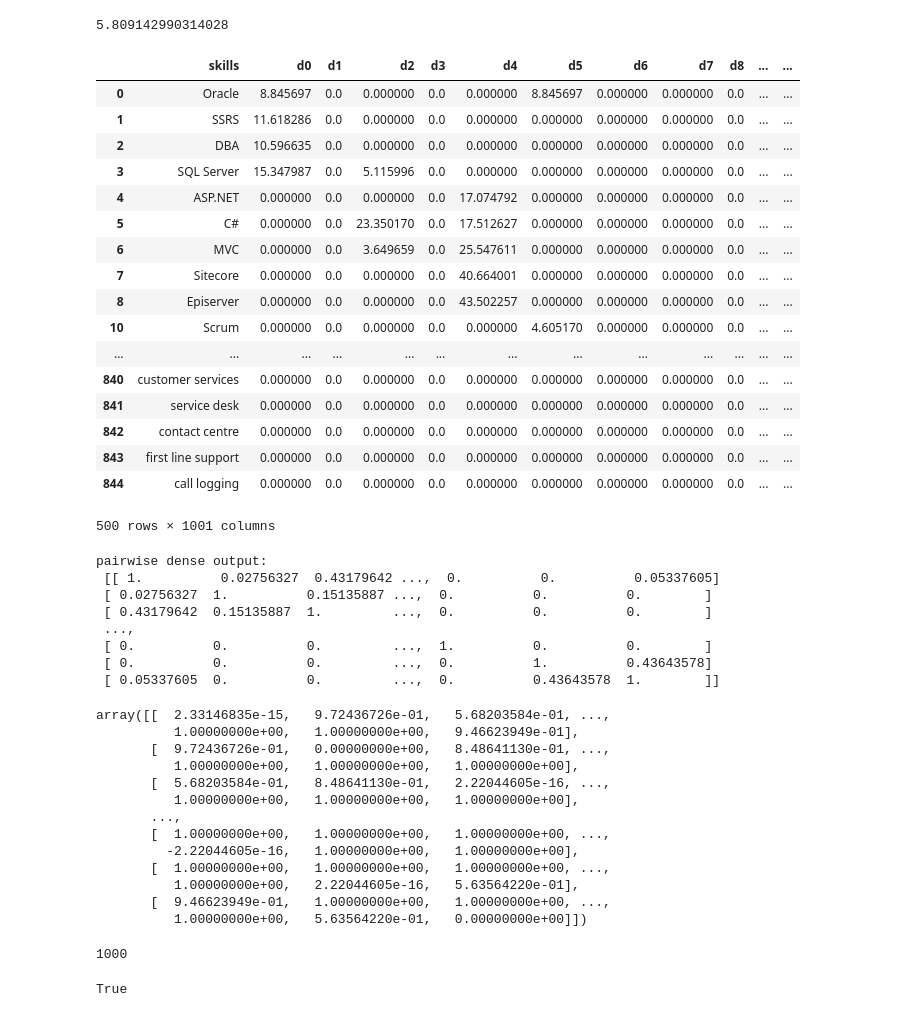
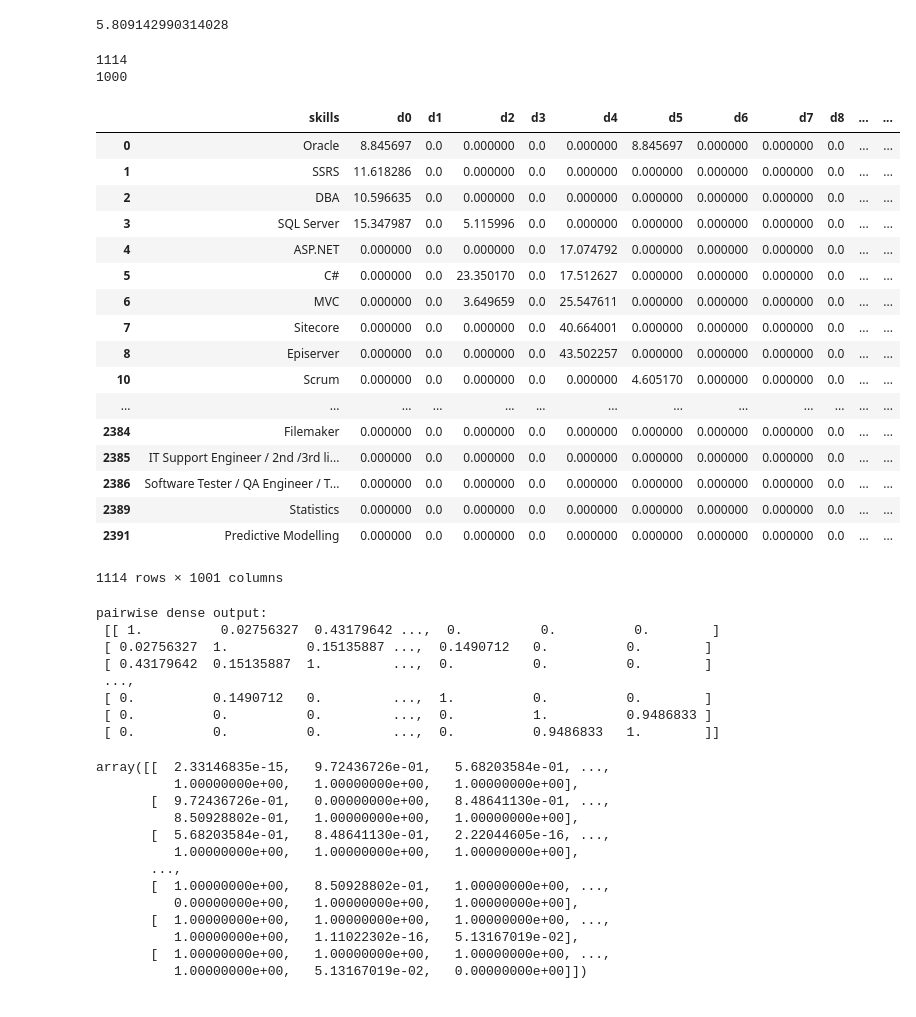
Before and after one commit to duyet/related-skills, a Jupyter notebook: related-skills.ipynb, the cells around one changed output. Cells and saved outputs as stored; diff of their text form; code cells hidden in the pictures.

```diff
--- a/related-skills.ipynb
+++ b/related-skills.ipynb
@@ -59,36 +63,44 @@ for skill in all_skills:
 idf_values.get('SSRS')
 # %% [output]
 5.809142990314028
+# %%
+print len(td_matrix)
+print len(data)
+# %% [output]
+1114
+1000
 # %%
-# Split for fast
-td_matrix = td_matrix.head(500)
-data = data
+# td_matrix = td_matrix
+# data = data
 
 def calc_td_matrix(i, row):
     for ix, tdrow in td_matrix.iterrows():
         doc = 'd' + str(i)
         td_matrix.loc[ix, doc] = idf_values.get(tdrow['skills'] ,0) * term_frequency(tdrow['skills'], row['job_description'])
 
 for i, row in data.iterrows():
     calc_td_matrix(i, row)
 
+# Export
+td_matrix.to_csv('tmp/td_matrix.csv', index=False, encoding='utf-8')
+
 td_matrix
 # %% [output]
 |  | skills | d0 | d1 | d2 | d3 | d4 | d5 | d6 | d7 | d8 | ... | ... |
 | 0 | Oracle | 8.845697 | 0.0 | 0.000000 | 0.0 | 0.000000 | 8.845697 | 0.000000 | 0.000000 | 0.0 | ... | ... |
 | 1 | SSRS | 11.618286 | 0.0 | 0.000000 | 0.0 | 0.000000 | 0.000000 | 0.000000 | 0.000000 | 0.0 | ... | ... |
 | 2 | DBA | 10.596635 | 0.0 | 0.000000 | 0.0 | 0.000000 | 0.000000 | 0.000000 | 0.000000 | 0.0 | ... | ... |
 | 3 | SQL Server | 15.347987 | 0.0 | 5.115996 | 0.0 | 0.000000 | 0.000000 | 0.000000 | 0.000000 | 0.0 | ... | ... |
 | 4 | ASP.NET | 0.000000 | 0.0 | 0.000000 | 0.0 | 17.074792 | 0.000000 | 0.000000 | 0.000000 | 0.0 | ... | ... |
 | 5 | C# | 0.000000 | 0.0 | 23.350170 | 0.0 | 17.512627 | 0.000000 | 0.000000 | 0.000000 | 0.0 | ... | ... |
 | 6 | MVC | 0.000000 | 0.0 | 3.649659 | 0.0 | 25.547611 | 0.000000 | 0.000000 | 0.000000 | 0.0 | ... | ... |
 | 7 | Sitecore | 0.000000 | 0.0 | 0.000000 | 0.0 | 40.664001 | 0.000000 | 0.000000 | 0.000000 | 0.0 | ... | ... |
 | 8 | Episerver | 0.000000 | 0.0 | 0.000000 | 0.0 | 43.502257 | 0.000000 | 0.000000 | 0.000000 | 0.0 | ... | ... |
 | 10 | Scrum | 0.000000 | 0.0 | 0.000000 | 0.0 | 0.000000 | 4.605170 | 0.000000 | 0.000000 | 0.0 | ... | ... |
 | ... | ... | ... | ... | ... | ... | ... | ... | ... | ... | ... | ... | ... |
-| 840 | customer services | 0.000000 | 0.0 | 0.000000 | 0.0 | 0.000000 | 0.000000 | 0.000000 | 0.000000 | 0.0 | ... | ... |
-| 841 | service desk | 0.000000 | 0.0 | 0.000000 | 0.0 | 0.000000 | 0.000000 | 0.000000 | 0.000000 | 0.0 | ... | ... |
-| 842 | contact centre | 0.000000 | 0.0 | 0.000000 | 0.0 | 0.000000 | 0.000000 | 0.000000 | 0.000000 | 0.0 | ... | ... |
-| 843 | first line support | 0.000000 | 0.0 | 0.000000 | 0.0 | 0.000000 | 0.000000 | 0.000000 | 0.000000 | 0.0 | ... | ... |
-| 844 | call logging | 0.000000 | 0.0 | 0.000000 | 0.0 | 0.000000 | 0.000000 | 0.000000 | 0.000000 | 0.0 | ... | ... |
+| 2384 | Filemaker | 0.000000 | 0.0 | 0.000000 | 0.0 | 0.000000 | 0.000000 | 0.000000 | 0.000000 | 0.0 | ... | ... |
+| 2385 | IT Support Engineer / 2nd /3rd li... | 0.000000 | 0.0 | 0.000000 | 0.0 | 0.000000 | 0.000000 | 0.000000 | 0.000000 | 0.0 | ... | ... |
+| 2386 | Software Tester / QA Engineer / T... | 0.000000 | 0.0 | 0.000000 | 0.0 | 0.000000 | 0.000000 | 0.000000 | 0.000000 | 0.0 | ... | ... |
+| 2389 | Statistics | 0.000000 | 0.0 | 0.000000 | 0.0 | 0.000000 | 0.000000 | 0.000000 | 0.000000 | 0.0 | ... | ... |
+| 2391 | Predictive Modelling | 0.000000 | 0.0 | 0.000000 | 0.0 | 0.000000 | 0.000000 | 0.000000 | 0.000000 | 0.0 | ... | ... |
-500 rows × 1001 columns
+1114 rows × 1001 columns
@@ -111,27 +116,27 @@ similarities = cosine_similarity(skills_sparse)
 print('pairwise dense output:\n {}\n'.format(similarities))
 # %% [output]
 pairwise dense output:
- [[ 1.          0.02756327  0.43179642 ...,  0.          0.          0.05337605]
- [ 0.02756327  1.          0.15135887 ...,  0.          0.          0.        ]
+ [[ 1.          0.02756327  0.43179642 ...,  0.          0.          0.        ]
+ [ 0.02756327  1.          0.15135887 ...,  0.1490712   0.          0.        ]
  [ 0.43179642  0.15135887  1.         ...,  0.          0.          0.        ]
  ...,
- [ 0.          0.          0.         ...,  1.          0.          0.        ]
- [ 0.          0.          0.         ...,  0.          1.          0.43643578]
- [ 0.05337605  0.          0.         ...,  0.          0.43643578  1.        ]]
+ [ 0.          0.1490712   0.         ...,  1.          0.          0.        ]
+ [ 0.          0.          0.         ...,  0.          1.          0.9486833 ]
+ [ 0.          0.          0.         ...,  0.          0.9486833   1.        ]]
 # %%
 distance_matrix = pairwise_distances(skills_sparse, metric="cosine")
 distance_matrix
 # %% [output]
 array([[  2.33146835e-15,   9.72436726e-01,   5.68203584e-01, ...,
-          1.00000000e+00,   1.00000000e+00,   9.46623949e-01],
+          1.00000000e+00,   1.00000000e+00,   1.00000000e+00],
        [  9.72436726e-01,   0.00000000e+00,   8.48641130e-01, ...,
-          1.00000000e+00,   1.00000000e+00,   1.00000000e+00],
+          8.50928802e-01,   1.00000000e+00,   1.00000000e+00],
        [  5.68203584e-01,   8.48641130e-01,   2.22044605e-16, ...,
           1.00000000e+00,   1.00000000e+00,   1.00000000e+00],
        ...,
+       [  1.00000000e+00,   8.50928802e-01,   1.00000000e+00, ...,
+          0.00000000e+00,   1.00000000e+00,   1.00000000e+00],
        [  1.00000000e+00,   1.00000000e+00,   1.00000000e+00, ...,
-         -2.22044605e-16,   1.00000000e+00,   1.00000000e+00],
+          1.00000000e+00,   1.11022302e-16,   5.13167019e-02],
        [  1.00000000e+00,   1.00000000e+00,   1.00000000e+00, ...,
-          1.00000000e+00,   2.22044605e-16,   5.63564220e-01],
-       [  9.46623949e-01,   1.00000000e+00,   1.00000000e+00, ...,
-          1.00000000e+00,   5.63564220e-01,   0.00000000e+00]])
+          1.00000000e+00,   5.13167019e-02,   0.00000000e+00]])
@@ -163,11 +143,3 @@ plt.show()
-# %%
-len(data.index)
-# %% [output]
-1000
-# %%
-' it '.upper() in 'scriptitit IT '.upper()
-# %% [output]
-True
 # %%
 x = pd.DataFrame(similarities)
 # %%
```
Also changed, not shown: parts of 8 cells of this notebook, 5 other files.
